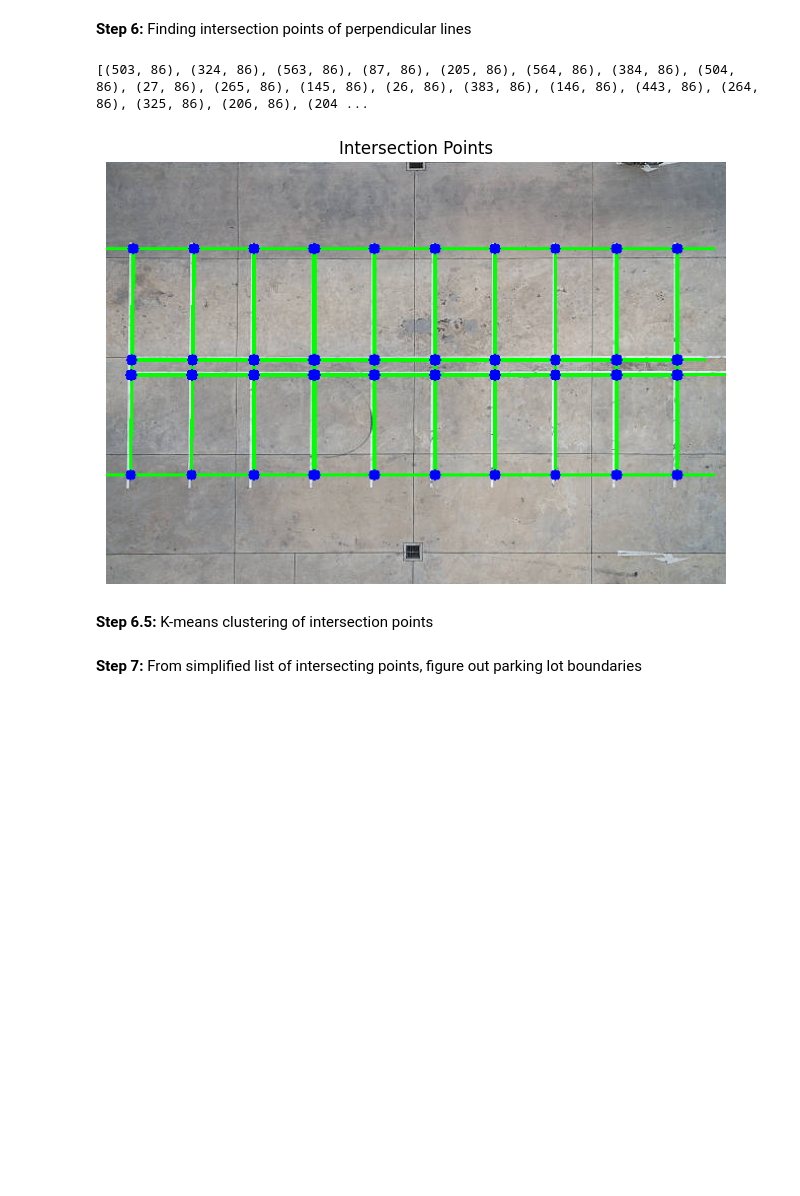
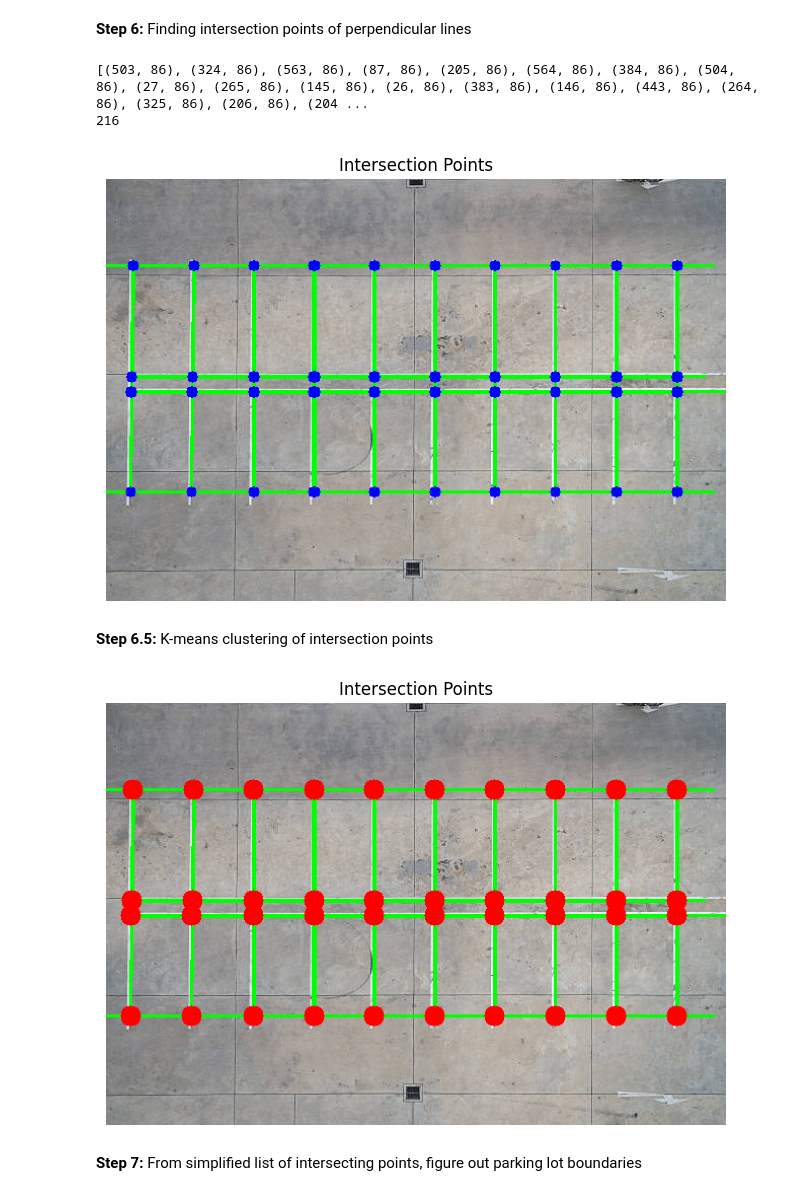
Before and after one commit to Kxushik/LotScan, a Jupyter notebook: lotscan.ipynb, the cells around one changed output. Drawn from its saved outputs; the diff is of its cells as text; code cells hidden in the pictures; blank space fills up the shorter version.

Commit message:
Added Kmeans clustering using opencv library

```diff
--- a/lotscan.ipynb
+++ b/lotscan.ipynb
@@ -226,6 +226,7 @@ def find_intersections(perpendicular_lines):
 
 intersection_points = find_intersections(perpendicular_lines)
 print(intersection_points)
+print(len(intersection_points))
 
 #draw intersection points on image
 for i in range(len(intersection_points)):
@@ -241,6 +242,7 @@ if save:
 plt.show()
 # %% [output]
 [(503, 86), (324, 86), (563, 86), (87, 86), (205, 86), (564, 86), (384, 86), (504, 86), (27, 86), (265, 86), (145, 86), (26, 86), (383, 86), (146, 86), (443, 86), (264, 86), (325, 86), (206, 86), (204 ...
+216
 [figure]
 # %% [markdown]
 **Step 6.5:** K-means clustering of intersection points
@@ -249,3 +249,26 @@ plt.show()
+# %%
+#Convert intersection points to numpy array for opencv kmeans
+intersection_points = np.array(intersection_points, dtype=np.float32)
+#criteria for kmeans
+criteria = (cv2.TERM_CRITERIA_EPS + cv2.TERM_CRITERIA_MAX_ITER, 100, 0.2)
+#kmeans clustering with 40 clusters
+_, labels, centers = cv2.kmeans(intersection_points, 40, None, criteria, 10,  cv2.KMEANS_PP_CENTERS)
+
+#convert centers to int32 for circles
+centers = np.int32(centers)
+
+for center in centers:
+    cv2.circle(line_image, center, 10, (255, 0, 0), -1)
+
+plt.figure(figsize=(8, 8))
+plt.axis('off')
+plt.title('Intersection Points')
+plt.imshow(line_image, cmap='gray')
+if save:
+    plt.savefig('original1.png')
+plt.show()
+# %% [output]
+[figure, added]
 # %% [markdown]
 **Step 7:** From simplified list of intersecting points, figure out parking lot boundaries
 # %% [markdown]
```
Also changed, not shown: parts of 1 cell of this notebook.
